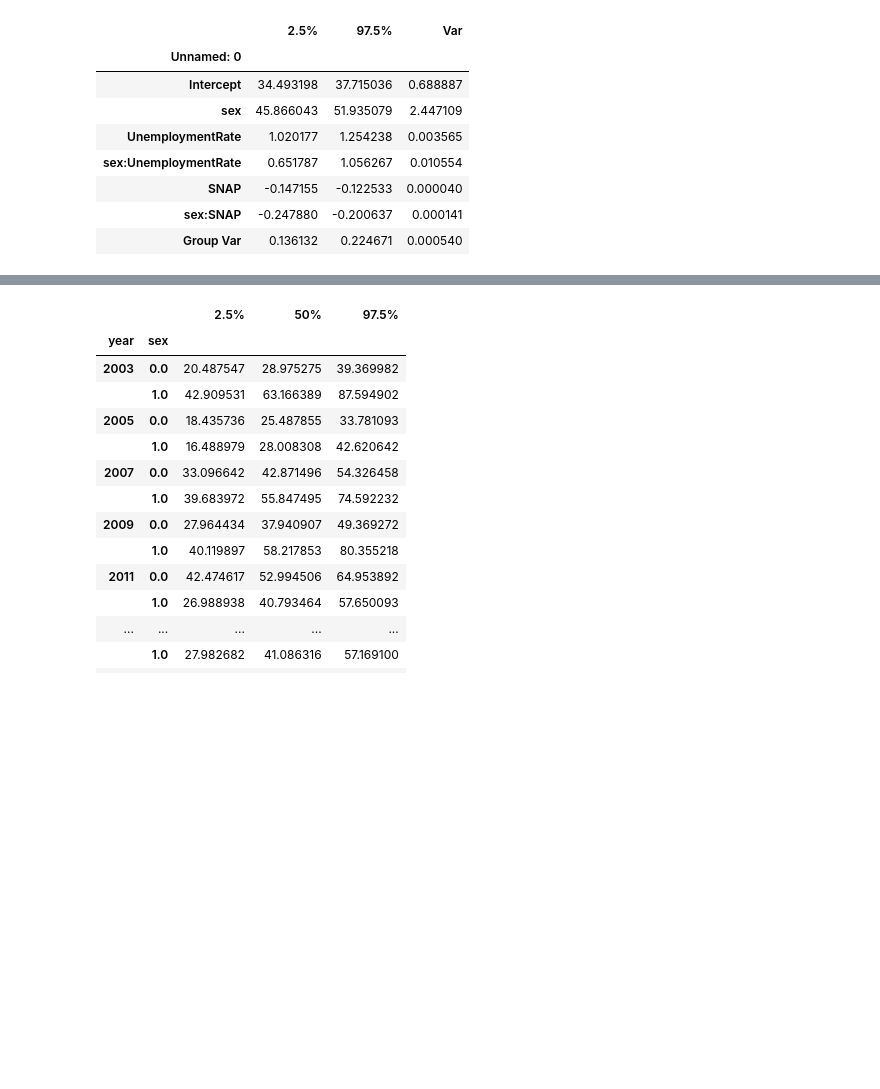
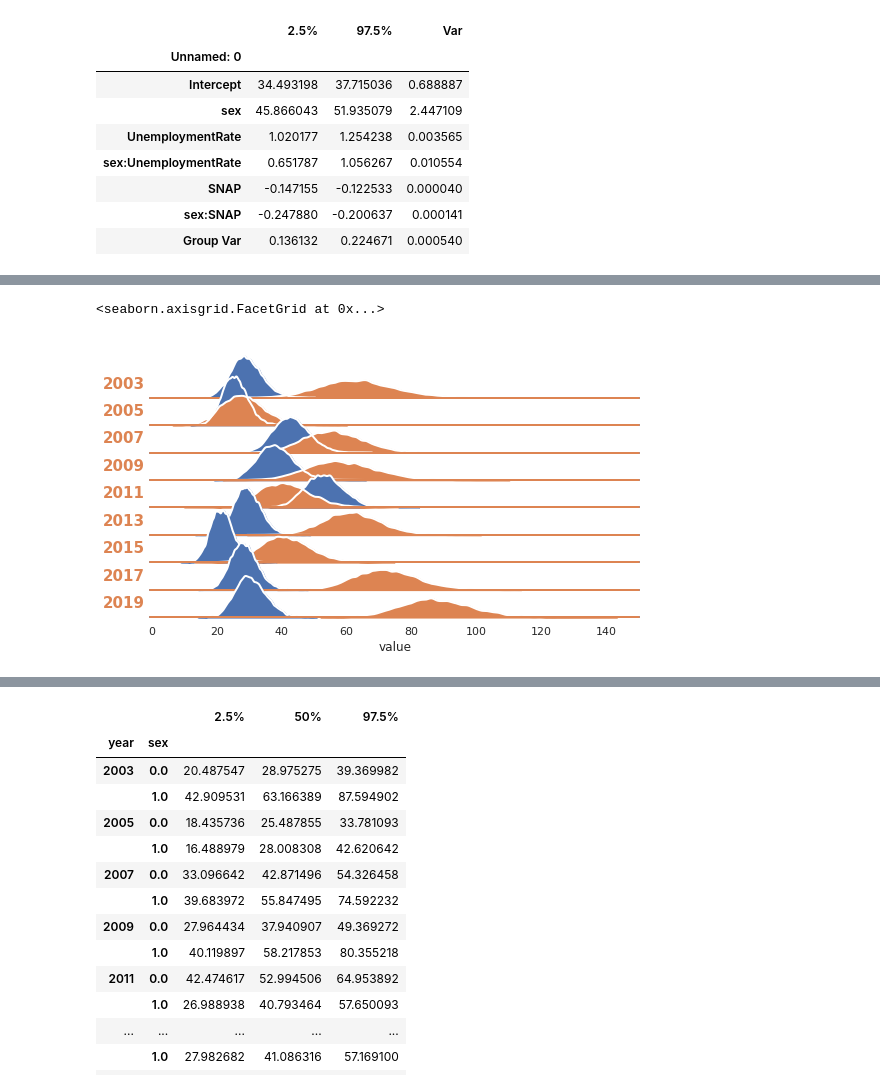
Before and after one commit to brodyee/STATS501_project, a Jupyter notebook: code/Analysis.ipynb, the cells around one changed output, grey strips where cells are left out. Cells and saved outputs as stored; diff of their text form; code cells hidden in the pictures; blank space fills up the shorter version.

```diff
--- a/code/Analysis.ipynb
+++ b/code/Analysis.ipynb
@@ -30,7 +32,7 @@ import matplotlib.pyplot as plt
 # %%
 root = "../data/"
 
-#knnDat = pd.read_csv(root + "violenceKNN_splitForImpute.csv")
+knnDat = pd.read_csv(root + "violenceKNN_splitForImpute.csv")
 #features = pd.read_csv(root + "Economic_Data.csv", index_col=0)
 #features.columns = ["year", "sitename"] + list(features.columns)[2:]
 #knnSplResp = pd.read_csv(root + "vioRespKNNSexSplit.csv")
@@ -47,18 +49,16 @@ root = "../data/"
 #bootDat["sex"] = bootDat["sex"].replace({1 : "Female", 2 : "Male"})
 #bootDat["sex"] = bootDat["sex"].replace({"Male" : 1,
 #                                         "Female" : 0})
-bootParams = pd.read_csv(root + "params.csv")
-bootPredVars = pd.read_csv(root + "predictVars.csv")
-bootSampleVars = pd.read_csv(root + "sampleVars.csv")
+#bootParams = pd.read_csv(root + "params.csv")
+#bootPredVars = pd.read_csv(root + "predictVars.csv")
+#bootSampleVars = pd.read_csv(root + "sampleVars.csv")
 # %% [markdown]
 # Model Fitting
 # %% [markdown]
 ## Parameter Combination
 [Back to Top](#Table-of-Contents)
 # %%
-dropCols = ["Year",
-            "State / County Name",
-            "Ages 5 to 17 in Families SAIPE Poverty Universe",
+dropCols = ["Ages 5 to 17 in Families SAIPE Poverty Universe",
             "Ages 5 to 17 in Families in Poverty Count",
             "Ages 5 to 17 in Families in Poverty Percent",
             "All Ages in Poverty Count",
@@ -66,7 +66,7 @@ dropCols = ["Year",
             "Under Age 18 SAIPE Poverty Universe",
             "Under Age 18 in Poverty Count"]
 knnDat = knnDat.merge(features, how="inner", left_on=["year", "sitename"],
-                      right_on=["Year", "State / County Name"]).drop(dropCols, axis=1)
+                      right_on=["year", "sitename"]).drop(dropCols, axis=1)
 knnDat.columns = ['year', 'sitename', 'violenceScore',
        'AllAgesInPovertyPercent', 'UnderAge18inPovertyPercent',
        'MedianHouseholdIncomeInDollars', 'UnemploymentRate', 'Population',
@@ -1031,0 +2079,3 @@ sample.head(3)
+# %%
+plotDat = pd.melt(bootSampleVars, id_vars=["year", "sex"], value_vars=bootSampleVars.columns.to_numpy()[2:]).drop("variable", axis=1)
+plotDat
@@ -1031,0 +2096,50 @@ sample.head(3)
+# %%
+yearArr = plotDat["year"].unique()
+# %%
+sns.set_theme(style="white", rc={"axes.facecolor": (0, 0, 0, 0)})
+
+# Create the data
+rs = np.random.RandomState(1979)
+x = rs.randn(500)
+g = np.tile(list("ABCDEFGHIJ"), 50)
+df = pd.DataFrame(dict(x=x, g=g))
+m = df.g.map(ord)
+df["x"] += m
+
+# Initialize the FacetGrid object
+pal = sns.color_palette()#.cubehelix_palette(10, rot=-.1, light=1)
+g = sns.FacetGrid(plotDat, row="year", hue="sex", aspect=15, height=.5, palette=pal)
+
+# Draw the densities in a few steps
+g.map(sns.kdeplot, "value",
+      bw_adjust=.5, clip_on=False,
+      fill=True, alpha=1, linewidth=1.5)
+g.map(sns.kdeplot, "value", clip_on=False, color="w", lw=2, bw_adjust=.5)
+
+# passing color=None to refline() uses the hue mapping
+g.refline(y=0, linewidth=2, linestyle="-", color=None, clip_on=False)
+
+
+# Define and use a simple function to label the plot in axes coordinates
+#def label(x, color, label):
+#    ax = plt.gca()
+#    ax.text(0, .2, label, fontweight="bold", color=color,
+#            ha="left", va="center", transform=ax.transAxes)
+#
+#
+#g.map(label, "year")
+
+for i, ax in enumerate(g.axes.flat):
+    ax.text(-15, 0.02, yearArr[i],
+            fontweight='bold', fontsize=15,
+            color=ax.lines[-1].get_color())
+# Set the subplots to overlap
+g.figure.subplots_adjust(hspace=-.5)
+
+# Remove axes details that don't play well with overlap
+g.set_titles("")
+g.set(yticks=[], ylabel="")
+g.despine(bottom=True, left=True)
+# %% [output]
+<seaborn.axisgrid.FacetGrid at 0x...>
+[figure, added]
```
Also changed, not shown: parts of 73 cells of this notebook, 1 other file.
